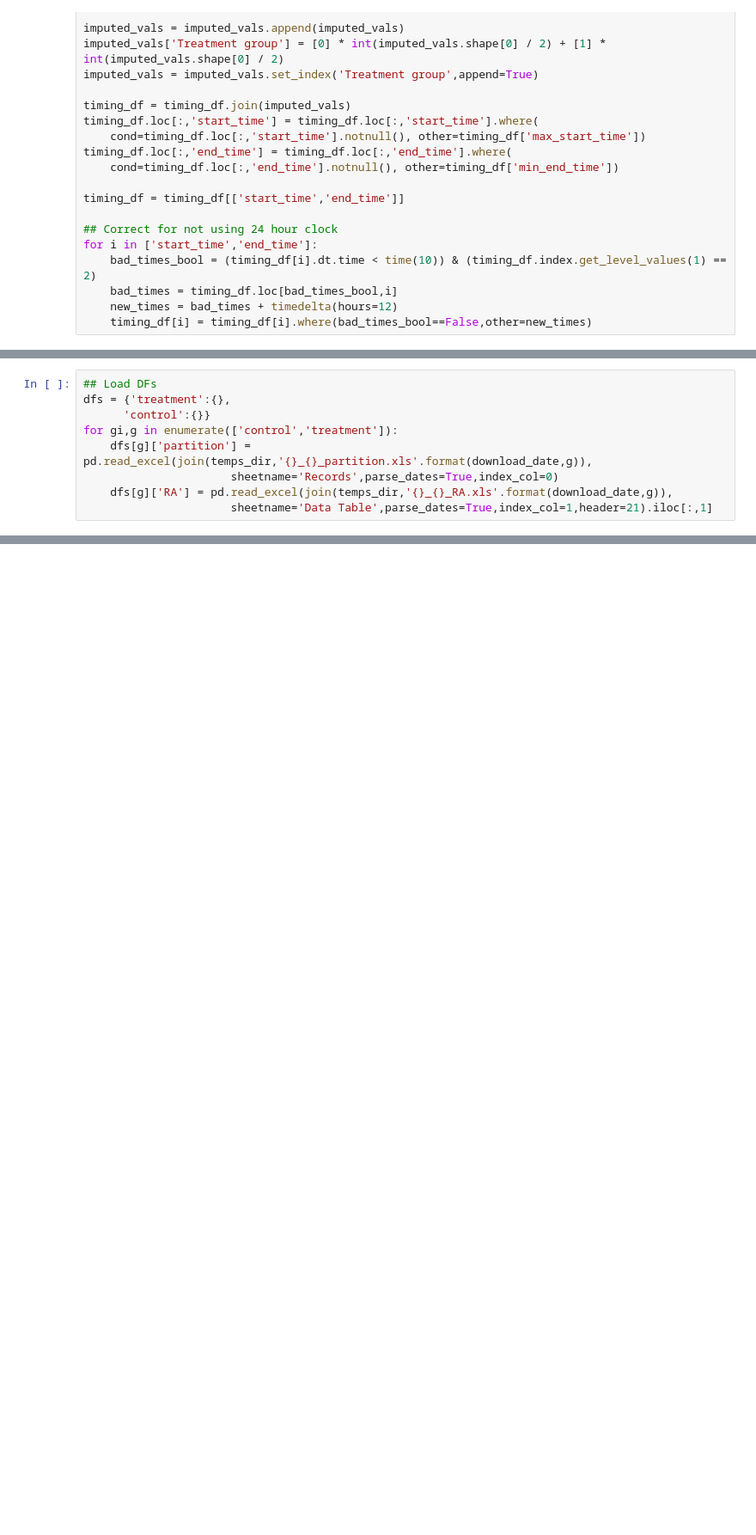
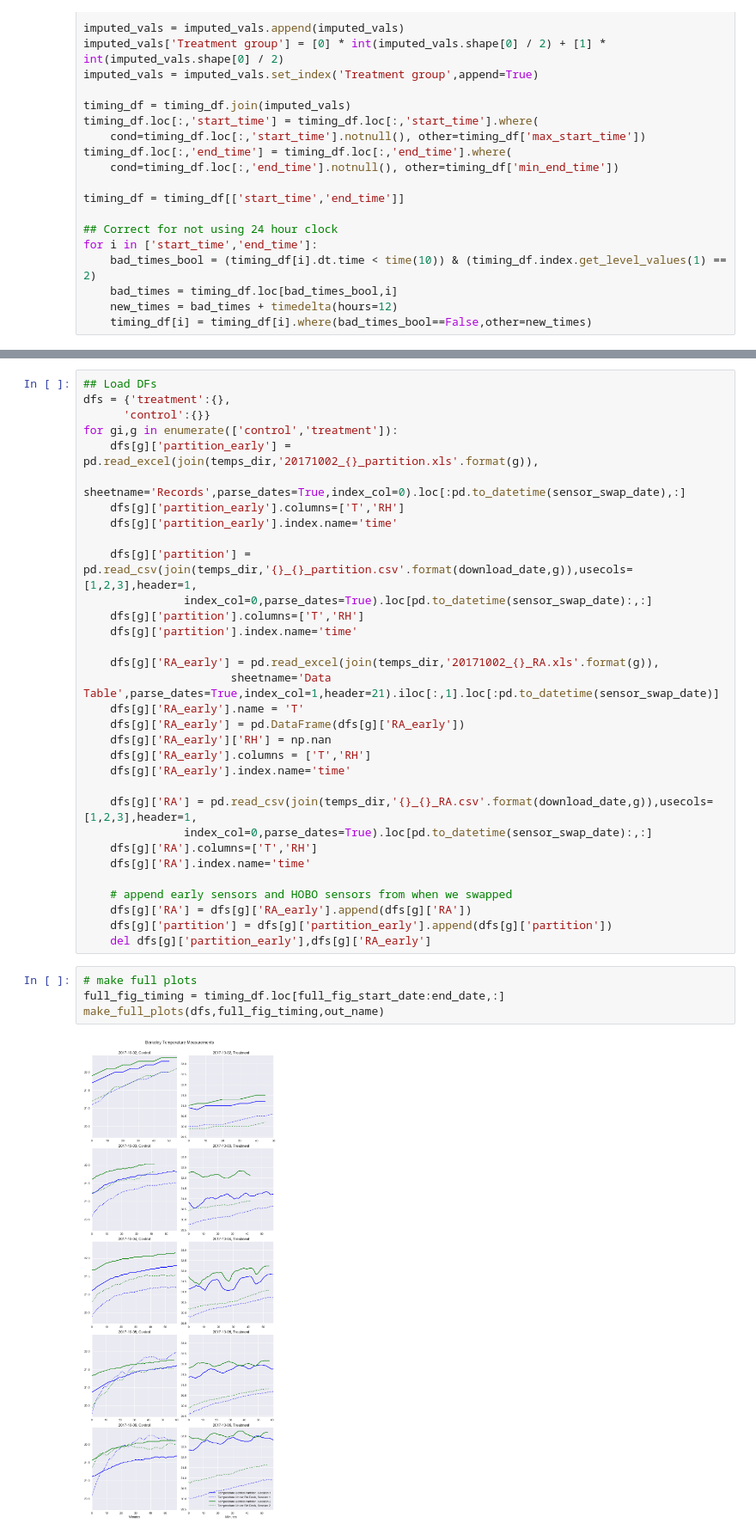
Before and after one commit to bolliger32/berkeley_temp_behavior, a Jupyter notebook: code/notebooks/generic_make_plots.ipynb, the cells around one changed output, grey strips where cells are left out. Shown: that part at 86% size. Cells and saved outputs as stored; diff of their text form; blank space fills up the shorter version.

Commit message:
fix: update generic_make_plots.ipynb to become weekly report figures

```diff
--- a/code/notebooks/generic_make_plots.ipynb
+++ b/code/notebooks/generic_make_plots.ipynb
@@ -143,9 +132,0 @@ def make_plots_and_means(dfs,timing_df,site_str,out_name,means=None):
-# %%
-## Load DFs
-dfs = {'treatment':{},
-      'control':{}}
-for gi,g in enumerate(['control','treatment']):
-    dfs[g]['partition'] = pd.read_excel(join(temps_dir,'{}_{}_partition.xls'.format(download_date,g)),
-                      sheetname='Records',parse_dates=True,index_col=0)
-    dfs[g]['RA'] = pd.read_excel(join(temps_dir,'{}_{}_RA.xls'.format(download_date,g)),
-                      sheetname='Data Table',parse_dates=True,index_col=1,header=21).iloc[:,1]
@@ -180,0 +203,38 @@ fig.savefig('../../results/figures/main_experiment/week1_mean_temps.png')
+# %%
+## Load DFs
+dfs = {'treatment':{},
+      'control':{}}
+for gi,g in enumerate(['control','treatment']):
+    dfs[g]['partition_early'] = pd.read_excel(join(temps_dir,'20171002_{}_partition.xls'.format(g)),
+                      sheetname='Records',parse_dates=True,index_col=0).loc[:pd.to_datetime(sensor_swap_date),:]
+    dfs[g]['partition_early'].columns=['T','RH']
+    dfs[g]['partition_early'].index.name='time'
+
+    dfs[g]['partition'] = pd.read_csv(join(temps_dir,'{}_{}_partition.csv'.format(download_date,g)),usecols=[1,2,3],header=1,
+               index_col=0,parse_dates=True).loc[pd.to_datetime(sensor_swap_date):,:]
+    dfs[g]['partition'].columns=['T','RH']
+    dfs[g]['partition'].index.name='time'
+
+    dfs[g]['RA_early'] = pd.read_excel(join(temps_dir,'20171002_{}_RA.xls'.format(g)),
+                      sheetname='Data Table',parse_dates=True,index_col=1,header=21).iloc[:,1].loc[:pd.to_datetime(sensor_swap_date)]
+    dfs[g]['RA_early'].name = 'T'
+    dfs[g]['RA_early'] = pd.DataFrame(dfs[g]['RA_early'])
+    dfs[g]['RA_early']['RH'] = np.nan
+    dfs[g]['RA_early'].columns = ['T','RH']
+    dfs[g]['RA_early'].index.name='time'
+
+    dfs[g]['RA'] = pd.read_csv(join(temps_dir,'{}_{}_RA.csv'.format(download_date,g)),usecols=[1,2,3],header=1,
+               index_col=0,parse_dates=True).loc[pd.to_datetime(sensor_swap_date):,:]
+    dfs[g]['RA'].columns=['T','RH']
+    dfs[g]['RA'].index.name='time'
+
+    # append early sensors and HOBO sensors from when we swapped
+    dfs[g]['RA'] = dfs[g]['RA_early'].append(dfs[g]['RA'])
+    dfs[g]['partition'] = dfs[g]['partition_early'].append(dfs[g]['partition'])
+    del dfs[g]['partition_early'],dfs[g]['RA_early']
+# %%
+# make full plots
+full_fig_timing = timing_df.loc[full_fig_start_date:end_date,:]
+make_full_plots(dfs,full_fig_timing,out_name)
+# %% [output]
+[figure, added]
```
Also changed, not shown: parts of 9 cells of this notebook.
